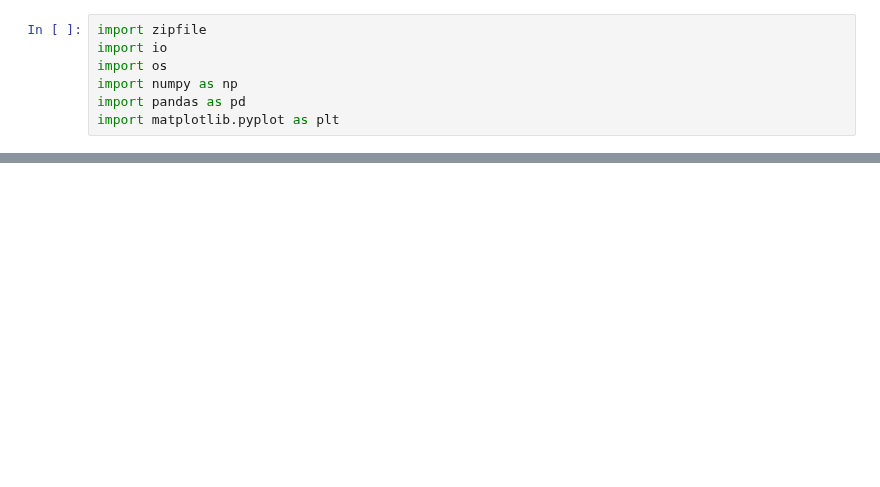
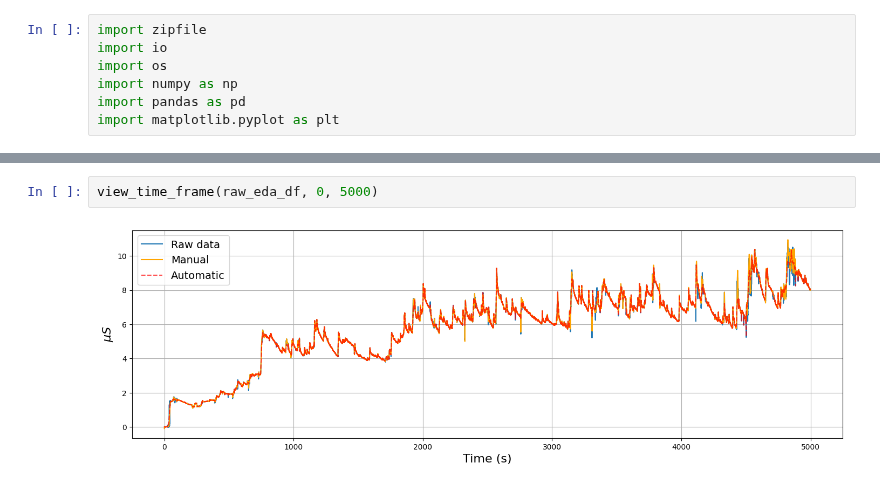
Before and after one commit to 08Aristodemus24/thesis-writing-1, a Jupyter notebook: eda-signal-classifier/experiementation.ipynb, the cells around one changed output, grey strips where cells are left out. Cells and saved outputs as stored; diff of their text form; blank space fills up the shorter version.

```diff
--- a/eda-signal-classifier/experiementation.ipynb
+++ b/eda-signal-classifier/experiementation.ipynb
@@ -12,0 +180,4 @@ FileNotFoundError: [Errno 2] No such file or directory: '.data/Electrodermal Act
+# %%
+view_time_frame(raw_eda_df, 0, 5000)
+# %% [output]
+[figure, added]
```
Also changed, not shown: parts of 27 cells of this notebook.
